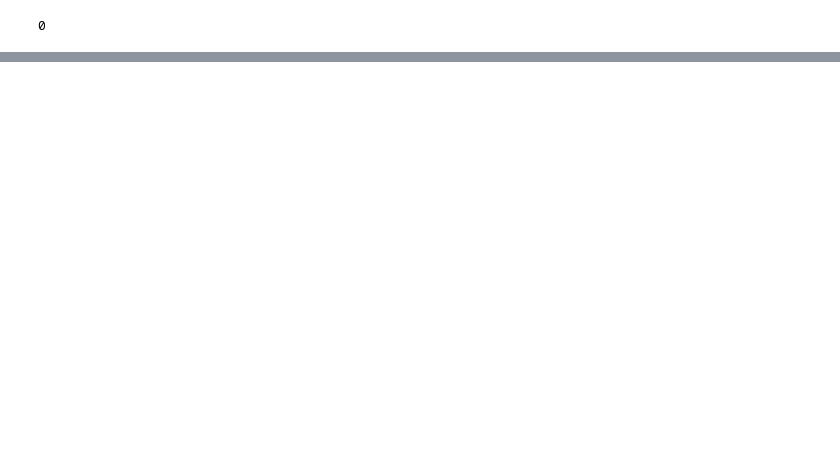
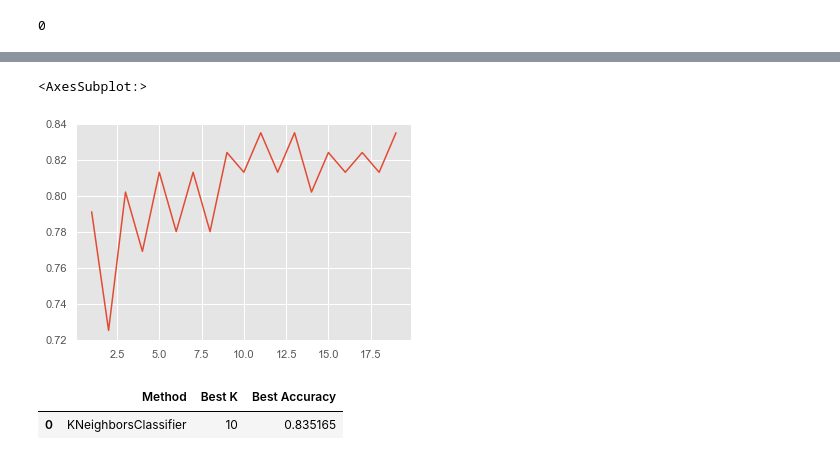
Before and after one commit to Omuk/Reborn, a Jupyter notebook: Data Practice/Practice_Field.ipynb, the cells around one changed output, grey strips where cells are left out. Drawn from its saved outputs; the diff is of its cells as text; code cells hidden in the pictures; blank space fills up the shorter version.

```diff
--- a/Data Practice/Practice_Field.ipynb
+++ b/Data Practice/Practice_Field.ipynb
@@ -99,6 +91,13 @@ x = data.drop(columns=['charges'])
-# %%
-scaler = StandardScaler()
-
-x = pd.DataFrame(scaler.fit_transform(x))
-
-y = scaler.fit_transform(np.array(y).reshape(-1,1))
+# %%
+num_val = ['age','trestbps','chol','thalach','oldpeak' ]
+cat_val = ['sex', 'cp', 'restecg', 'exang', 'slope', 'ca', 'thal']
+# %%
+col_transf = ColumnTransformer(
+    [
+        ('num', StandardScaler(), num_val),
+        ('cat', OrdinalEncoder(), cat_val)
+    ]
+)
+
+x = pd.DataFrame(col_transf.fit_transform(x))
+x.tail(2)
@@ -155,0 +150,37 @@ mod_perf
+# %%
+accuracies = []
+
+for N in range(1,20):
+
+    knn = KNeighborsClassifier(n_neighbors=N)
+
+    knn.fit(x_train,y_train)
+
+    y_pred = knn.predict(x_test)
+
+    accu = accuracy_score(y_true,y_pred)
+
+    accuracies.append(accu)
+
+accuracies = np.array(accuracies)
+
+sns.lineplot(np.arange(1,20),accuracies)
+# %% [output]
+<AxesSubplot:>
+[figure, added]
+# %%
+best_k = np.argmax(accuracies)
+best_accu = np.max(accuracies)
+
+mod_accu = pd.DataFrame(
+    [
+        'KNeighborsClassifier', best_k, best_accu
+    ]
+).transpose()
+
+mod_accu.columns = ['Method', 'Best K', 'Best Accuracy']
+
+mod_accu
+# %% [output]
+|  | Method | Best K | Best Accuracy |
+| 0 | KNeighborsClassifier | 10 | 0.835165 |
```
Also changed, not shown: parts of 14 cells of this notebook.
